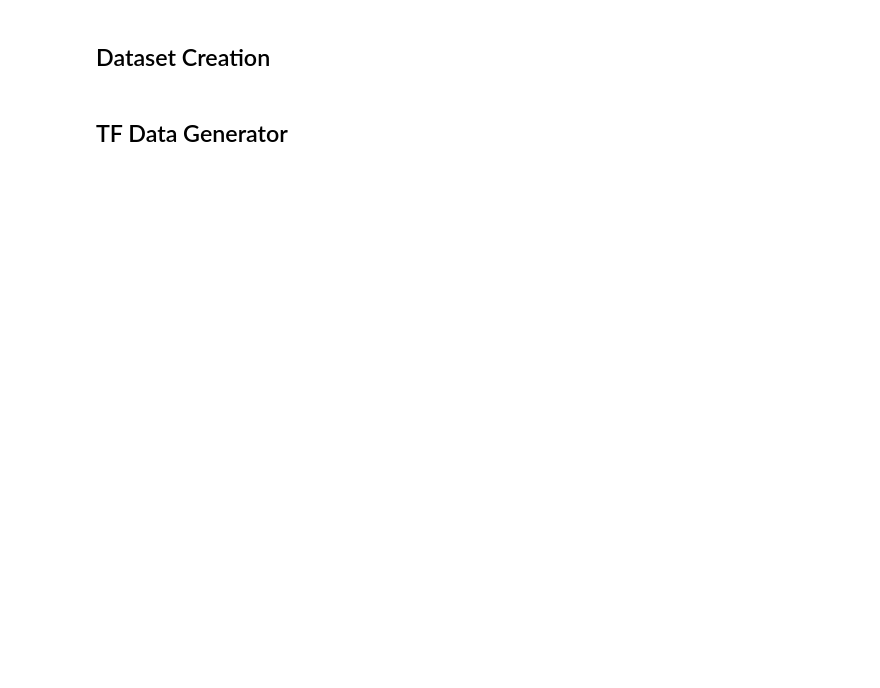
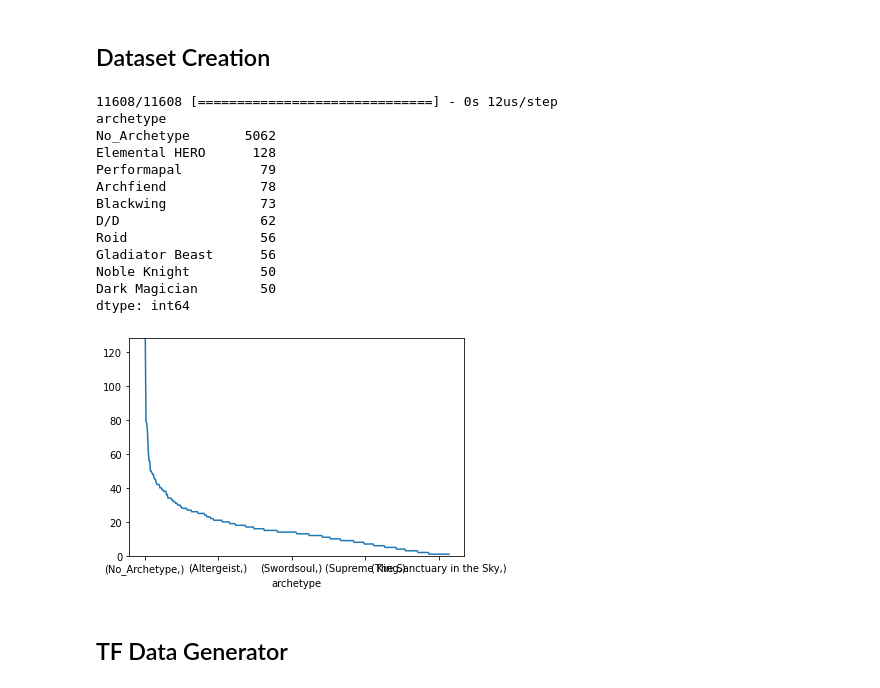
Before and after one commit to conradsmi/team-yugioh, a Jupyter notebook: archetype_classification.ipynb, the cells around one changed output. Cells and saved outputs as stored; diff of their text form; code cells hidden in the pictures; blank space fills up the shorter version.

```diff
--- a/archetype_classification.ipynb
+++ b/archetype_classification.ipynb
@@ -109,19 +145,29 @@ print("\nNon-Archetype Card:", json.dumps(data['data'][8], indent=4))
 # %% [markdown]
 ## Dataset Creation
 # %%
-# r = requests.get("https://db.ygoprodeck.com/api/v7/cardinfo.php")
-# data = r.json()
-def create_dataset():
+def fetch_image(file_path, image):
+    url = image['image_url']
+    # fetch raw picture content from URL
+    # https://stackoverflow.com/a/18043472
+    response = requests.get(url, stream=True)
+    with open(file_path, 'wb') as out_file:
+        shutil.copyfileobj(response.raw, out_file)
+        Image.open(file_path).resize(Global.image_size).save(file_path)
+
+def resize_image(file_path):
+    Image.open(file_path).resize(Global.image_size).save(file_path)
+
+# iterate through dataset and perform callback on each image
+def iterate_dataset(callbacks: List[Callable]):
     cards = data['data']
     n = len(cards)
     prog = Progbar(n)
     # iterate through every card; index needed for progress bar
     for i in range(n):
         card = cards[i]
-
         # some cards do not have an archetype field; label it as 'No_Archetype' (this will cause an error otherwise)
         # also, some archetypes have slashes which is problematic. replace those with underscores
-        archetype_path = os.path.join(Global.data_path, (card['archetype'] if 'archetype' in card else 'No_Archetype').replace("/", "_"))
+        archetype_path = os.path.join(Global.data_root, (card['archetype'] if 'archetype' in card else 'No_Archetype').replace('/', '_'))
         # make directory if archetype doesn't exist
         if not os.path.isdir(archetype_path):
             os.mkdir(archetype_path)
@@ -130,13 +176,14 @@ def create_dataset():
             file_path = os.path.join(archetype_path, '{}.png'.format(image['id']))
             # if we've fetched the image for this card ID previously, skip it
             if not os.path.exists(file_path):
-                url = image['image_url']
-                # fetch raw picture content from URL
-                # https://stackoverflow.com/a/18043472
-                response = requests.get(url, stream=True)
-                with open(file_path, 'wb') as out_file:
-                    shutil.copyfileobj(response.raw, out_file)
-                    Image.open(file_path).resize(Global.image_size).save(file_path)
+                args = (file_path, image)
+                for callback in callbacks:
+                    if callback is fetch_image:
+                        callback(file_path, image)
+                    elif callback is resize_image:
+                        callback(file_path)
+                    else:
+                        callback()
 
         # update progress bar so we know how long this is going to take
         prog.update(i)
@@ -145,60 +192,51 @@ def create_dataset():
 
 # create the CSV
 def generate_csv():
     cards = pd.DataFrame(data['data'])
     print(cards.loc[0, ['archetype']])
     cards['archetype'] = cards['archetype'].fillna('No_Archetype')
     # cards = cards.loc[:, ['card_images'[:, 'id'], 'archetype']]
     # cards = cards['id', 'archetype']
     entries = []
     for i in range(len(cards)):
         card = cards.loc[i]
         for j in range(len(card.loc['card_images'])):
             image = card.loc['card_images'][j]
         entries.append([os.path.join(Global.data_path, card['archetype'], '{}.png'.format(image['id'])), image['id'], card['archetype']])
 
     entries = pd.DataFrame(entries)
     for i in range(10):
         print(entries.iloc[i])
     entries.columns = ['file_path', 'id', 'archetype']
     entries.to_csv(Global.data_file_path, index=False)
 
 def generate_freqs():
     freqs = pd.read_csv(Global.data_file_path, delimiter=',').value_counts(subset=['archetype'])
     # freqs = pd.DataFrame(freqs)
     print(freqs[:10])
     freqs.plot(ylim=(0, freqs[1]))
 
-def resize_images():
-    cards = data['data']
-    n = len(cards)
-    prog = Progbar(n)
-    # iterate through every card; index needed for progress bar
-    for i in range(n):
-        card = cards[i]
+def dummy():
+    pass
 
-        # some cards do not have an archetype field; label it as 'No_Archetype' (this will cause an error otherwise)
-        # also, some archetypes have slashes which is problematic. replace those with underscores
-        archetype_path = os.path.join(Global.data_path, (card['archetype'] if 'archetype' in card else 'No_Archetype').replace("/", "_"))
-        # make directory if archetype doesn't exist
-        if not os.path.isdir(archetype_path):
-            os.mkdir(archetype_path)
-
-        for image in card['card_images']:
-            file_path = os.path.join(archetype_path, '{}.png'.format(image['id']))
-            # if we've fetched the image for this card ID previously, skip it
-            if os.path.exists(file_path):
-                Image.open(file_path).resize(Global.image_size).save(file_path)
-
-        # update progress bar so we know how long this is going to take
-        prog.update(i)
-    # finish progress bar
-    prog.update(n, finalize=True)
-
-# create_dataset()
+iterate_dataset([dummy])
 # generate_csv()
 generate_freqs()
-# resize_images()
+# %% [output]
+11608/11608 [==============================] - 0s 12us/step
+archetype
+No_Archetype       5062
+Elemental HERO      128
+Performapal          79
+Archfiend            78
+Blackwing            73
+D/D                  62
+Roid                 56
+Gladiator Beast      56
+Noble Knight         50
+Dark Magician        50
+dtype: int64
+[figure, added]
 # %% [markdown]
 ## TF Data Generator
 # %%
```
Also changed, not shown: parts of 8 cells of this notebook.
